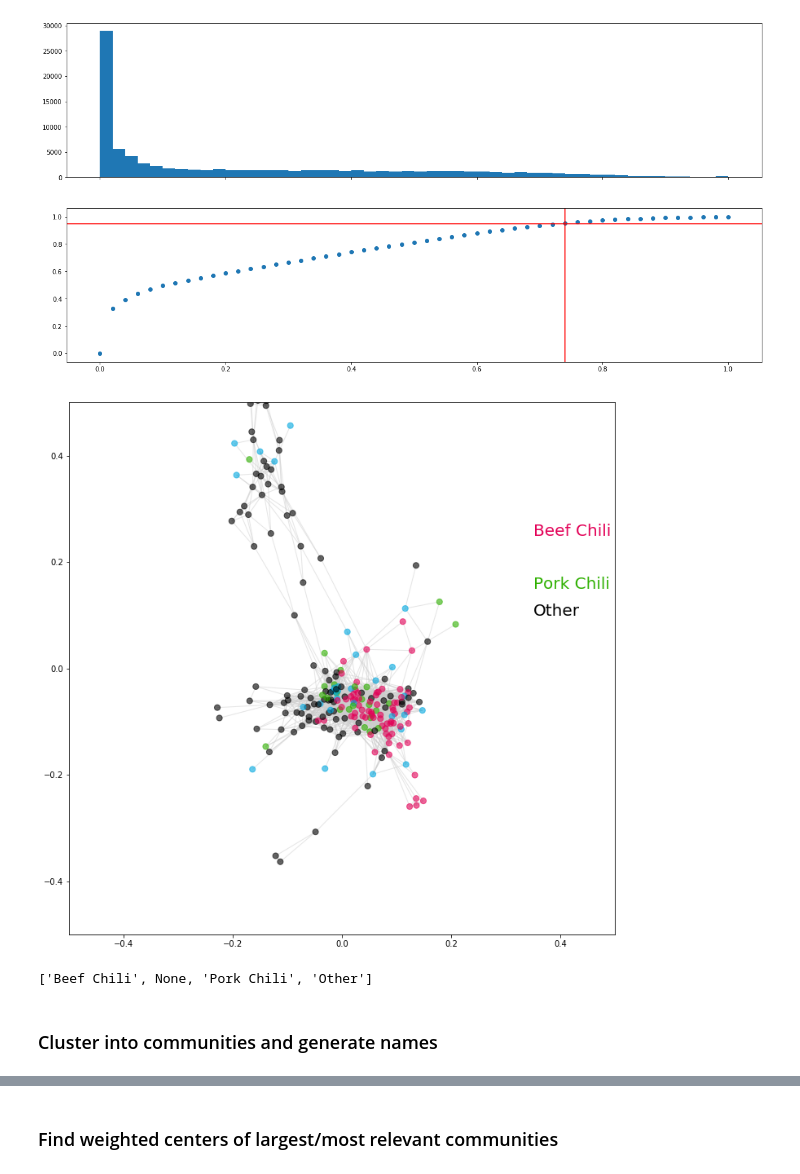
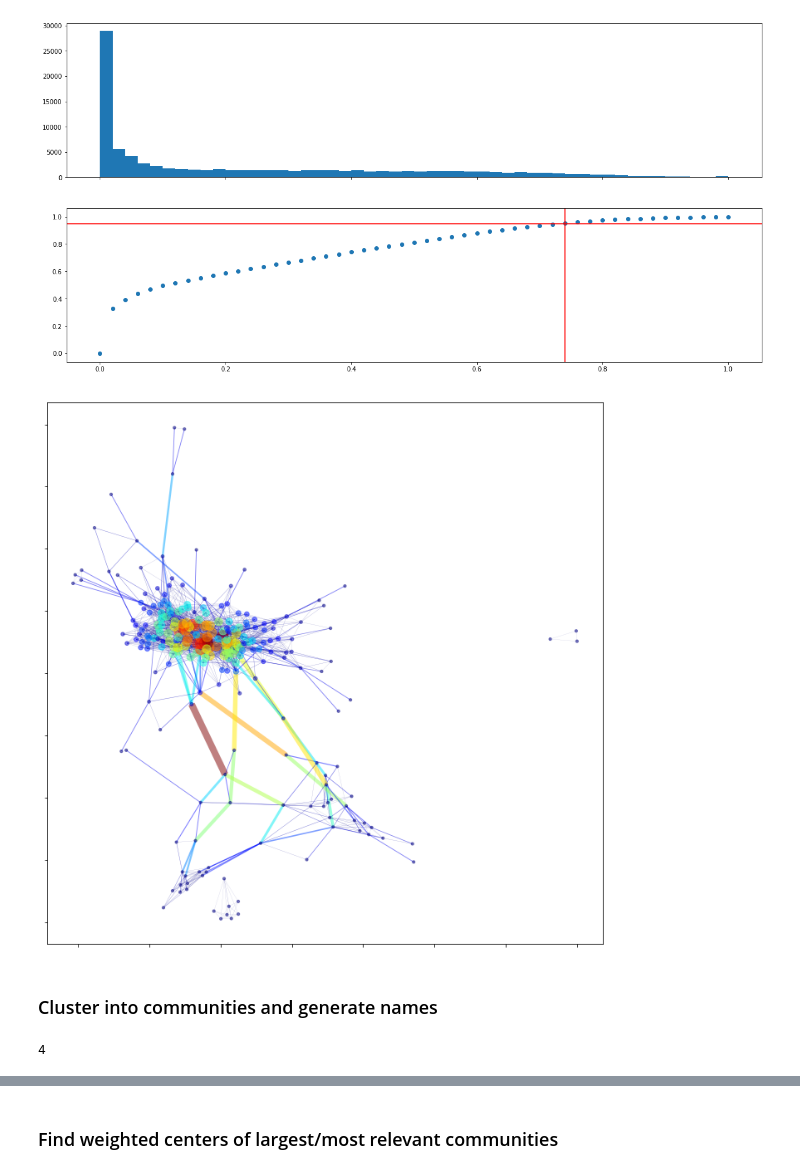
Before and after one commit to alexanderheilman/recipe-vectorizer, a Jupyter notebook: notebooks/recipe-aggregator.ipynb, the cells around one changed output, grey strips where cells are left out. Drawn from its saved outputs; the diff is of its cells as text; code cells hidden in the pictures.

```diff
--- a/notebooks/recipe-aggregator.ipynb
+++ b/notebooks/recipe-aggregator.ipynb
@@ -157,46 +165,42 @@ Threshold cosine similarity : 0.74
 # %%
 G = nx.Graph()
-palette = np.array(['#e30057','#00a8e0','#2fb001','k'])
-node_colors = []
-for i, num in enumerate(label_nums):
-    G.add_node(i)
-    node_colors.append(palette[num])
-edges_to_show = []
 for i, row in enumerate(cosine_sims):
     for j in range(i+1, len(cosine_sims)):
         if cosine_sims[i,j] > 0.7:
             G.add_edge(i, j, weight=100*cosine_sims[i,j])
-        if cosine_sims[i,j] > 0.7:
-            edges_to_show.append((i,j))
+
+remove_isolates(G, 3)
-# %%
-fig, ax = plt.subplots(figsize=(12,12))
-spring = nx.spring_layout(G, k=.3, weight='weight', seed=427)
-nx.draw_networkx_nodes(G,
-                       pos=spring,
-                       node_size=50,
-                       node_color=node_colors,
-                       ax=ax,
-                       alpha=0.6,
-                       with_labels=False)
-nx.draw_networkx_edges(G,
-                       pos=spring,
-                       edge_color='#CCCCCC',
-                       alpha=0.5,
-                       edgelist=edges_to_show)
-
-ax.text(.35, .25, ordered_names[0], color=palette[0], fontsize=20)
-ax.text(.35, .2, ordered_names[1], color=palette[1], fontsize=20)
-ax.text(.35, .15, ordered_names[2], color=palette[2], fontsize=20)
-ax.text(.35, .1, ordered_names[3], color=palette[3], fontsize=20)
-
-#ax.set_facecolor('#CCCCCC')
-ax.set_xlim(left=-.5, right=.5)
-ax.set_ylim(bottom=-.5, top=.5);
-# %% [output]
-[figure, removed]
-# %%
-ordered_names
-# %% [output]
-['Beef Chili', None, 'Pork Chili', 'Other']
+# %%
+def plot_weighted_graph(G, ax, k=0.5):
+    eigen_centralities = nx.eigenvector_centrality(G)
+    eigen_array = np.array([val for key, val in eigen_centralities.items()])
+    node_colors = [cm.jet(eig/np.max(eigen_array)) for eig in eigen_array]
+
+    betweenness = nx.edge_betweenness_centrality(G)
+    between_array = np.array([val for key, val in betweenness.items()])
+    edge_colors = [cm.jet(bet/np.max(between_array)) for bet in between_array]
+
+    spring = nx.spring_layout(G, k=k, weight='weight', seed=427)
+    nx.draw_networkx_nodes(G,
+                           pos=spring,
+                           node_size=150 * eigen_array/np.max(eigen_array) + 10,
+                           node_color=node_colors,
+                           ax=ax,
+                           alpha=0.5,
+                           with_labels=False)
+    nx.draw_networkx_edges(G,
+                           pos=spring,
+                           edge_color=edge_colors,
+                           width=8 * between_array/np.max(between_array) + 0.1,
+                           alpha=0.5)
+    ax.set_yticklabels([])
+    ax.set_xticklabels([]);
+    #ax.set_xlim(left=-.5, right=.5)
+    #ax.set_ylim(bottom=-.5, top=.5);
+# %%
+fig, ax = plt.subplots(figsize=(12,12))
+plot_weighted_graph(G, ax, .5)
+# %% [output]
+[figure, added]
 # %% [markdown]
 ### Cluster into communities and generate names
@@ -202,0 +218,5 @@ ordered_names
+# %%
+split_graph(G)
+nx.components.number_connected_components(G)
+# %% [output]
+4
```
Also changed, not shown: parts of 18 cells of this notebook, 1 other file.
